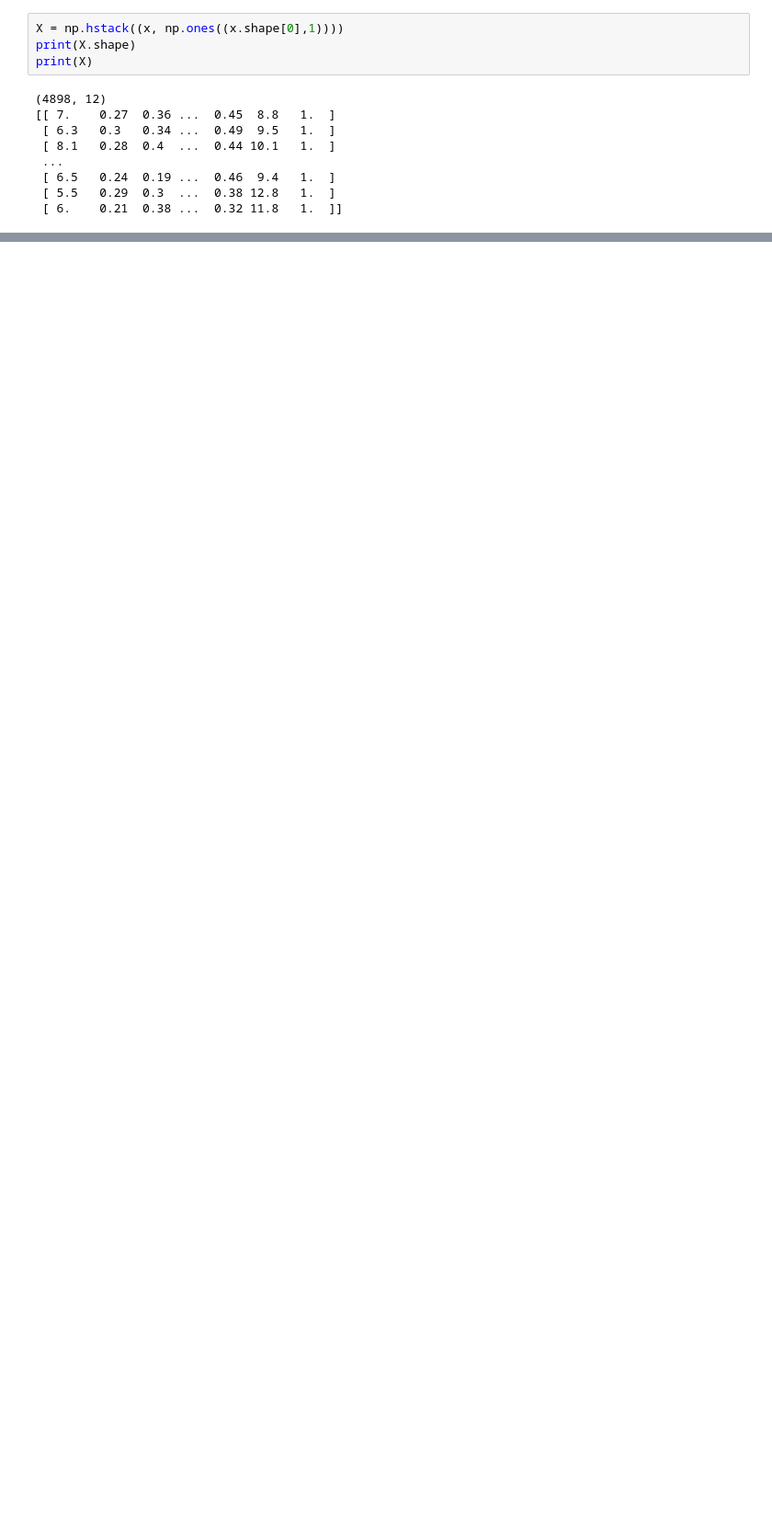
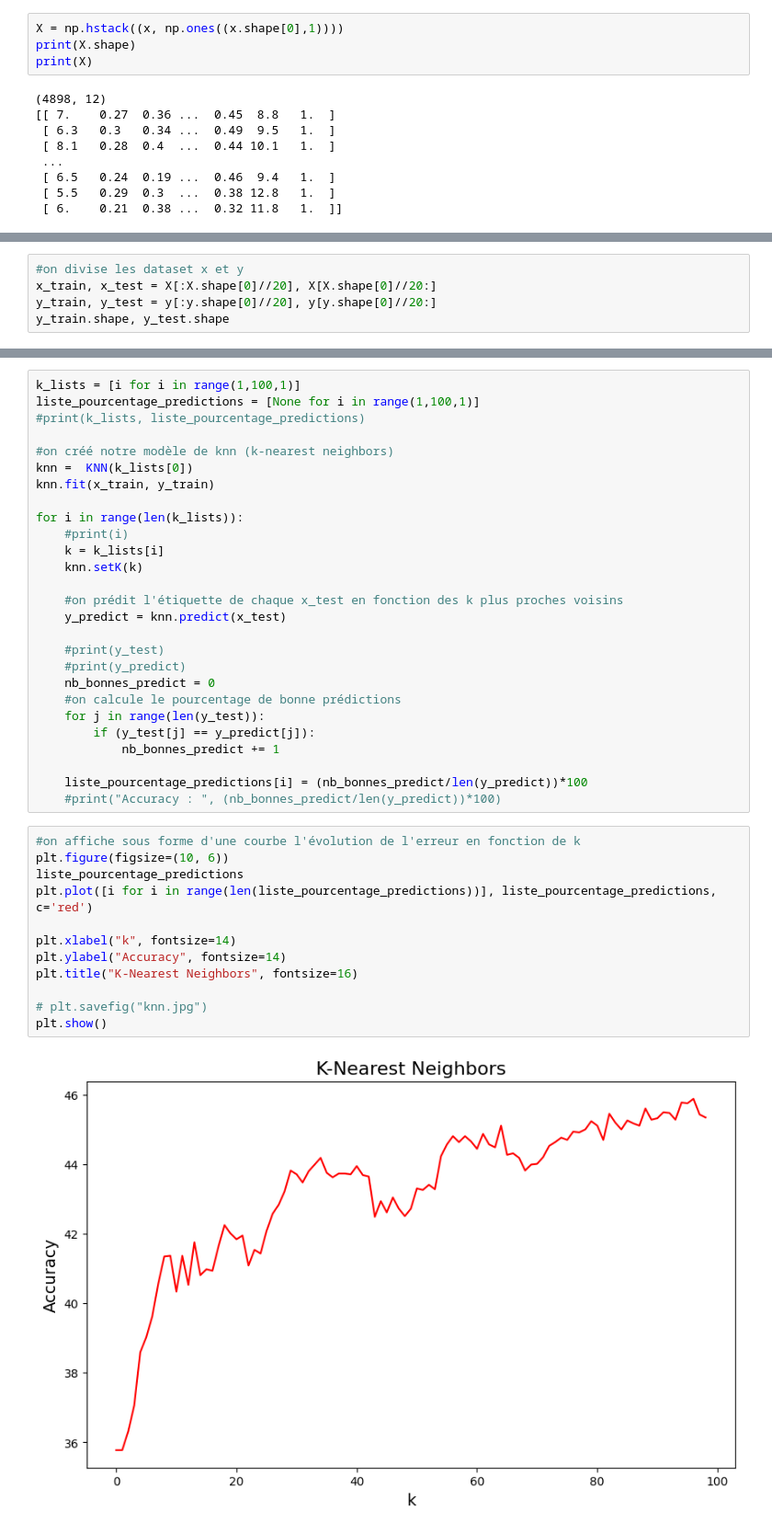
Before and after one commit to DurandAntonin/ProgrammationAvanceeFI3, a Jupyter notebook: src/TP/Exo5-RegressionLineaireMultiple.ipynb, the cells around one changed output, grey strips where cells are left out. Shown: that part at 92% size. Saved outputs shown, nothing was run; the diff lists cells and outputs as text; blank space fills up the shorter version.

```diff
--- a/src/TP/Exo5-RegressionLineaireMultiple.ipynb
+++ b/src/TP/Exo5-RegressionLineaireMultiple.ipynb
@@ -202,0 +364,5 @@ print(coeffPredictions_pol)
+# %%
+#on divise les dataset x et y
+x_train, x_test = X[:X.shape[0]//20], X[X.shape[0]//20:]
+y_train, y_test = y[:y.shape[0]//20], y[y.shape[0]//20:]
+y_train.shape, y_test.shape
@@ -202,0 +371,41 @@ print(coeffPredictions_pol)
+# %%
+k_lists = [i for i in range(1,100,1)]
+liste_pourcentage_predictions = [None for i in range(1,100,1)]
+#print(k_lists, liste_pourcentage_predictions)
+
+#on créé notre modèle de knn (k-nearest neighbors)
+knn =  KNN(k_lists[0])
+knn.fit(x_train, y_train)
+
+for i in range(len(k_lists)):
+    #print(i)
+    k = k_lists[i]
+    knn.setK(k)
+
+    #on prédit l'étiquette de chaque x_test en fonction des k plus proches voisins
+    y_predict = knn.predict(x_test)
+
+    #print(y_test)
+    #print(y_predict)
+    nb_bonnes_predict = 0
+    #on calcule le pourcentage de bonne prédictions
+    for j in range(len(y_test)):
+        if (y_test[j] == y_predict[j]):
+            nb_bonnes_predict += 1
+
+    liste_pourcentage_predictions[i] = (nb_bonnes_predict/len(y_predict))*100
+    #print("Accuracy : ", (nb_bonnes_predict/len(y_predict))*100)
+# %%
+#on affiche sous forme d'une courbe l'évolution de l'erreur en fonction de k
+plt.figure(figsize=(10, 6))
+liste_pourcentage_predictions
+plt.plot([i for i in range(len(liste_pourcentage_predictions))], liste_pourcentage_predictions, c='red')
+
+plt.xlabel("k", fontsize=14)
+plt.ylabel("Accuracy", fontsize=14)
+plt.title("K-Nearest Neighbors", fontsize=16)
+
+# plt.savefig("knn.jpg")
+plt.show()
+# %% [output]
+[figure, added]
```
Also changed, not shown: parts of 10 cells of this notebook.
